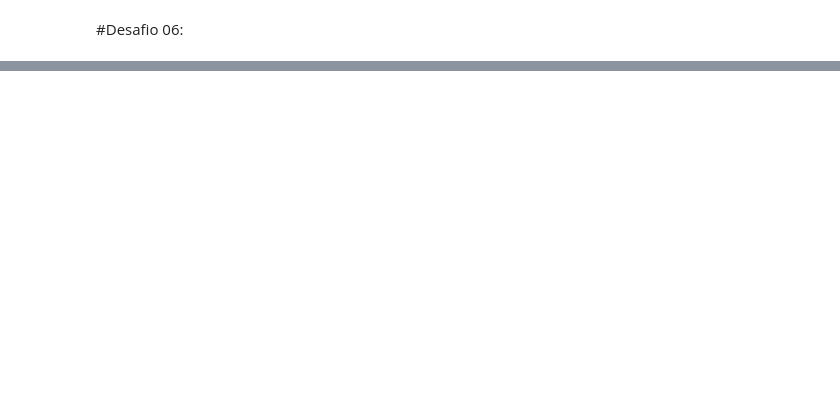
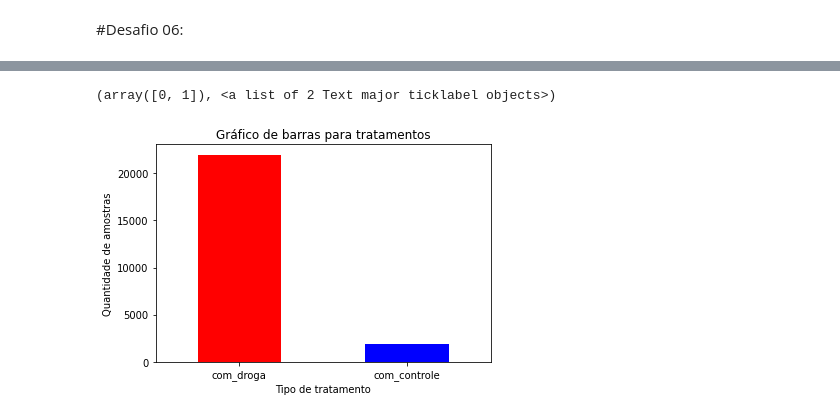
Before and after one commit to Gabrielchollet/imersao-dados-alura, a Jupyter notebook: Aula01.ipynb, the cells around one changed output, grey strips where cells are left out. Cells and saved outputs as stored; diff of their text form; code cells hidden in the pictures; blank space fills up the shorter version.

```diff
--- a/Aula01.ipynb
+++ b/Aula01.ipynb
@@ -579,0 +609,2 @@ dados[dados['droga']=='f49a73cd5']
+# %%
+dados.columns = dados.columns.str.replace('-', '')
@@ -579,0 +634,9 @@ dados[dados['droga']=='f49a73cd5']
+# %%
+dados['tratamento'].value_counts().plot.bar(color=['red','blue'])
+plt.title("Gráfico de barras para tratamentos")
+plt.xlabel("Tipo de tratamento")
+plt.ylabel("Quantidade de amostras")
+plt.xticks(rotation=0, horizontalalignment="center")
+# %% [output]
+(array([0, 1]), <a list of 2 Text major ticklabel objects>)
+[figure, added]
```
Also changed, not shown: parts of 19 cells of this notebook.
